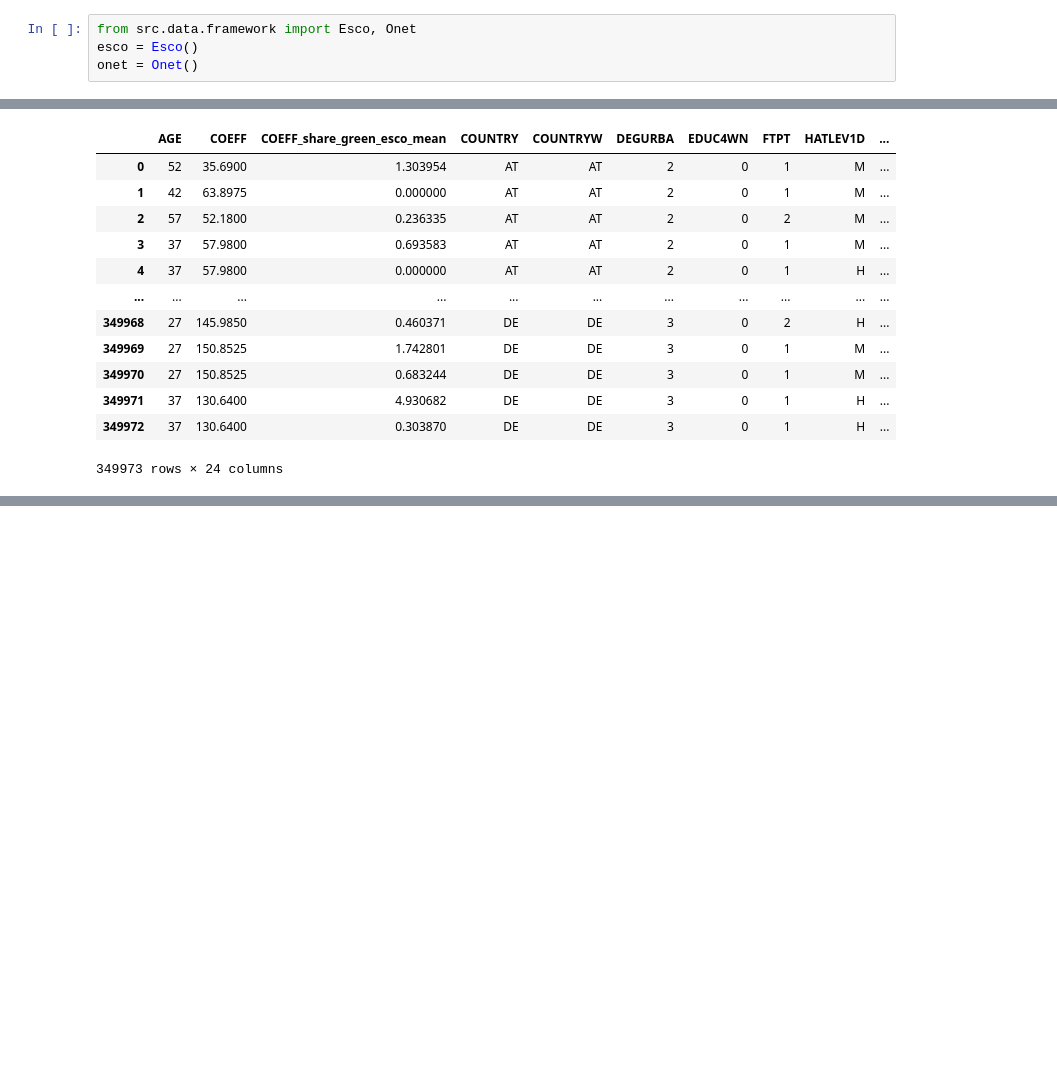
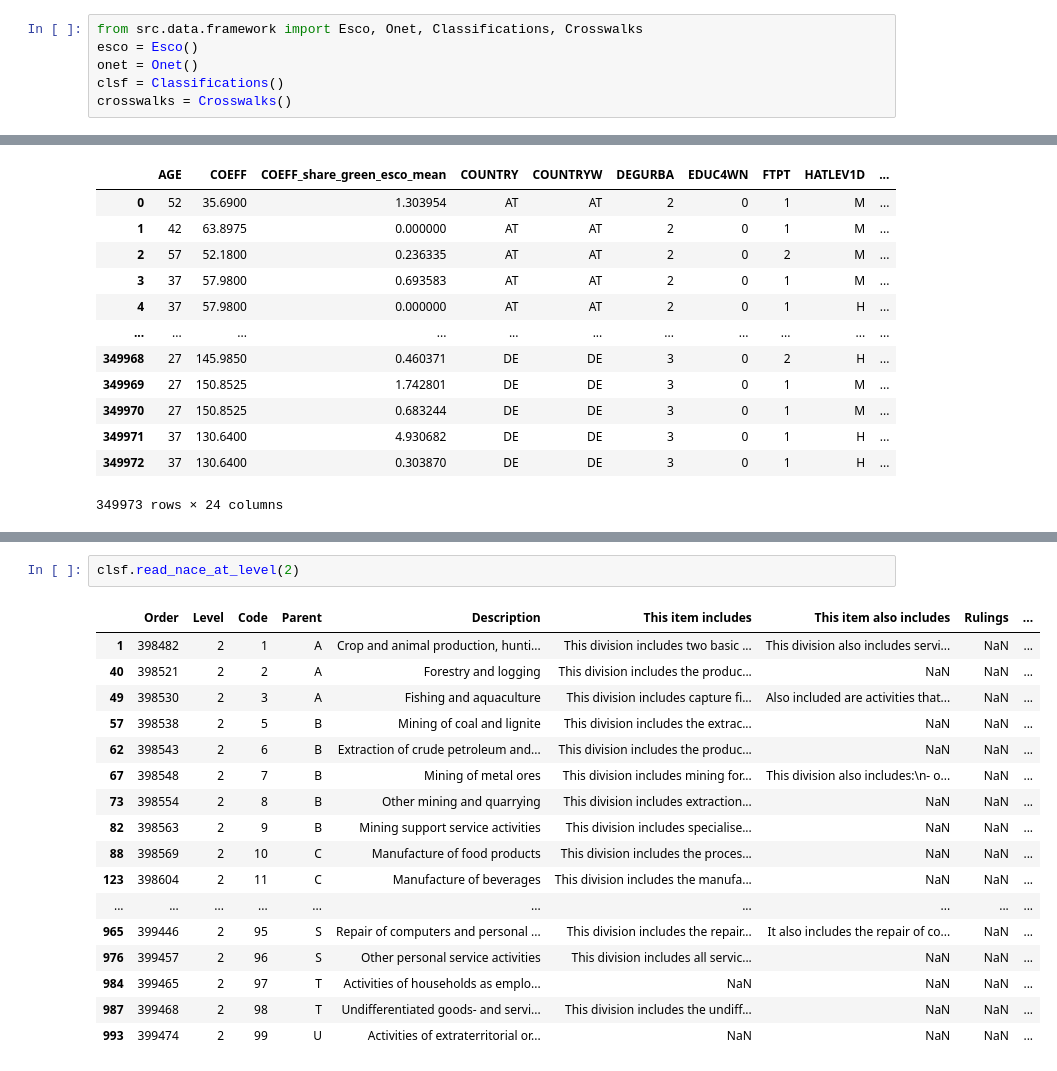
Before and after one commit to derpyninja/re4gt, a Jupyter notebook: notebooks/new/00-fz-debugging-for-code-refactoring.ipynb, the cells around one changed output, grey strips where cells are left out. Drawn from its saved outputs; the diff is of its cells as text; blank space fills up the shorter version.

Commit message:
continued refactoring eulfs code. can now flexibly calculate data panels and aggregate by covariates as wished.

```diff
--- a/notebooks/new/00-fz-debugging-for-code-refactoring.ipynb
+++ b/notebooks/new/00-fz-debugging-for-code-refactoring.ipynb
@@ -41,7 +44,9 @@ useful_paths = utils.UsefulPaths(fn_config_path="paths_config.yml")
 # %%
-from src.data.framework import Esco, Onet
+from src.data.framework import Esco, Onet, Classifications, Crosswalks
 esco = Esco()
 onet = Onet()
+clsf = Classifications()
+crosswalks = Crosswalks()
 # %% [markdown]
 ESCO Class
 # %%
@@ -311,0 +486,20 @@ df
+# %%
+clsf.read_nace_at_level(2)
+# %% [output]
+|  | Order | Level | Code | Parent | Description | This item includes | This item also includes | Rulings | ... |
+| 1 | 398482 | 2 | 1 | A | Crop and animal production, hunti... | This division includes two basic ... | This division also includes servi... | NaN | ... |
+| 40 | 398521 | 2 | 2 | A | Forestry and logging | This division includes the produc... | NaN | NaN | ... |
+| 49 | 398530 | 2 | 3 | A | Fishing and aquaculture | This division includes capture fi... | Also included are activities that... | NaN | ... |
+| 57 | 398538 | 2 | 5 | B | Mining of coal and lignite | This division includes the extrac... | NaN | NaN | ... |
+| 62 | 398543 | 2 | 6 | B | Extraction of crude petroleum and... | This division includes the produc... | NaN | NaN | ... |
+| 67 | 398548 | 2 | 7 | B | Mining of metal ores | This division includes mining for... | This division also includes:\n- o... | NaN | ... |
+| 73 | 398554 | 2 | 8 | B | Other mining and quarrying | This division includes extraction... | NaN | NaN | ... |
+| 82 | 398563 | 2 | 9 | B | Mining support service activities | This division includes specialise... | NaN | NaN | ... |
+| 88 | 398569 | 2 | 10 | C | Manufacture of food products | This division includes the proces... | NaN | NaN | ... |
+| 123 | 398604 | 2 | 11 | C | Manufacture of beverages | This division includes the manufa... | NaN | NaN | ... |
+| ... | ... | ... | ... | ... | ... | ... | ... | ... | ... |
+| 965 | 399446 | 2 | 95 | S | Repair of computers and personal ... | This division includes the repair... | It also includes the repair of co... | NaN | ... |
+| 976 | 399457 | 2 | 96 | S | Other personal service activities | This division includes all servic... | NaN | NaN | ... |
+| 984 | 399465 | 2 | 97 | T | Activities of households as emplo... | NaN | NaN | NaN | ... |
+| 987 | 399468 | 2 | 98 | T | Undifferentiated goods- and servi... | This division includes the undiff... | NaN | NaN | ... |
+| 993 | 399474 | 2 | 99 | U | Activities of extraterritorial or... | NaN | NaN | NaN | ... |
```
Also changed, not shown: parts of 24 cells of this notebook, 4 other files.
